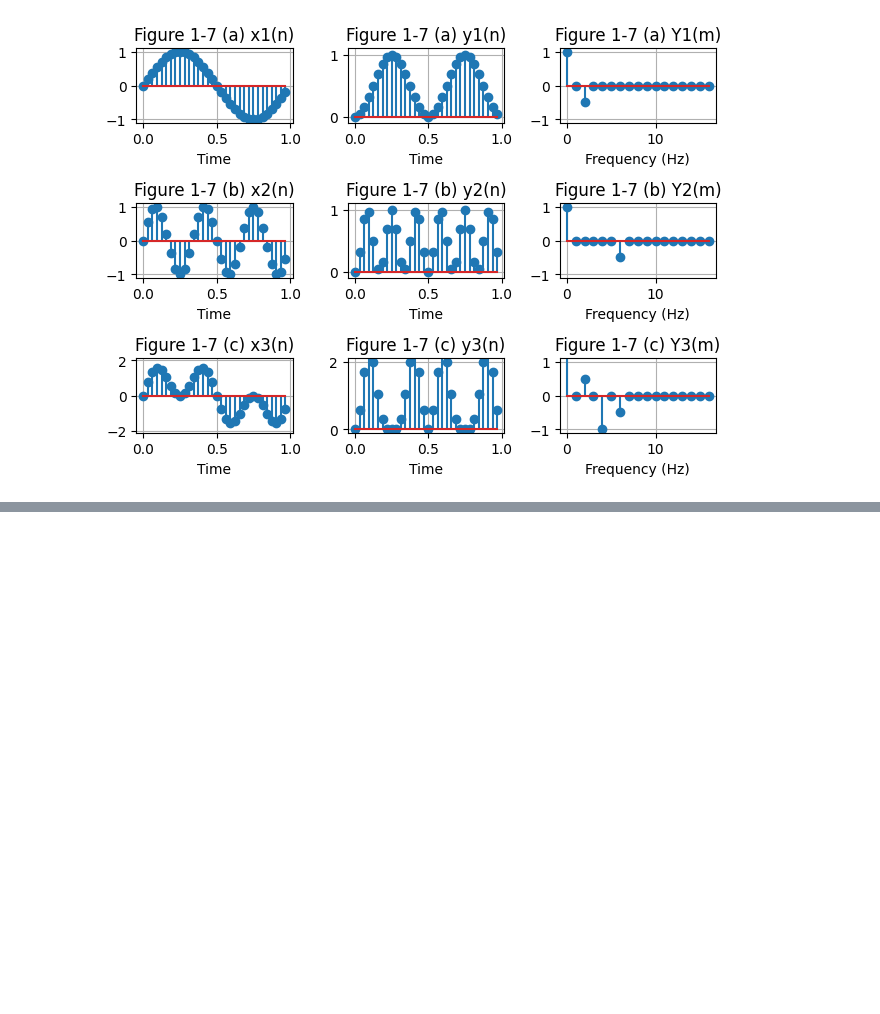
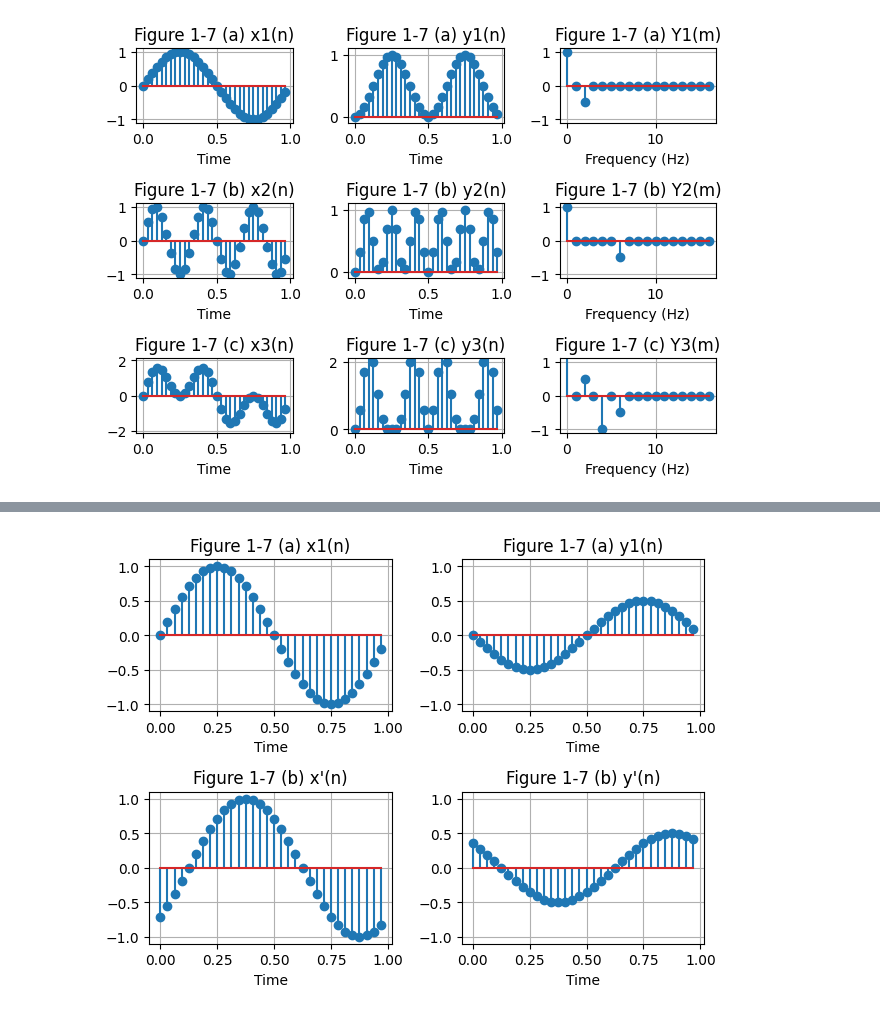
Before and after one commit to nunoatmoreira/SDR, a Jupyter notebook: 1-discrete-sequences-and-systems.ipynb, the cells around one changed output, grey strips where cells are left out. Cells and saved outputs as stored; diff of their text form; code cells hidden in the pictures; blank space fills up the shorter version.

```diff
--- a/discrete-sequences-and-systems.ipynb
+++ b/1-discrete-sequences-and-systems.ipynb
@@ -398,0 +419,48 @@ plt.tight_layout()
+# %%
+f0 = 1
+N = 32
+fs = N/f0
+n = np.arange(0,N)
+nl = np.arange(4,N+4)
+ts = n/fs
+tsl = nl/fs
+
+x1 = np.sin(2*np.pi*f0*ts)
+y1 = -x1/2
+Y1 = (np.fft.rfft(y1))*2/N
+
+x2 = np.sin(2*np.pi*f0*tsl)
+y2 = -x2/2
+Y2 = (np.fft.rfft(y2))*2/N
+
+
+fig, axs = plt.subplots(2, 2)
+axs[0,0].stem(ts, x1)
+axs[0,0].set_title('Figure 1-7 (a) x1(n)')
+axs[0,0].set_xlabel('Time')
+axs[0,0].set_ylim(-1.1,1.1)
+axs[0,0].grid(True)
+
+axs[0,1].stem(ts, y1)
+axs[0,1].set_title('Figure 1-7 (a) y1(n)')
+axs[0,1].set_xlabel('Time')
+axs[0,1].set_ylim(-1.1,1.1)
+axs[0,1].grid(True)
+
+axs[1,0].stem(ts, x2)
+axs[1,0].set_title('Figure 1-7 (b) x\'(n)')
+axs[1,0].set_xlabel('Time')
+axs[1,0].set_ylim(-1.1,1.1)
+axs[1,0].grid(True)
+
+axs[1,1].stem(ts, y2)
+axs[1,1].set_title('Figure 1-7 (b) y\'(n)')
+axs[1,1].set_xlabel('Time')
+axs[1,1].set_ylim(-1.1,1.1)
+axs[1,1].grid(True)
+
+
+
+plt.tight_layout()
+# %% [output]
+[figure, added]
```
Also changed, not shown: parts of 2 cells of this notebook, 2 other files.
